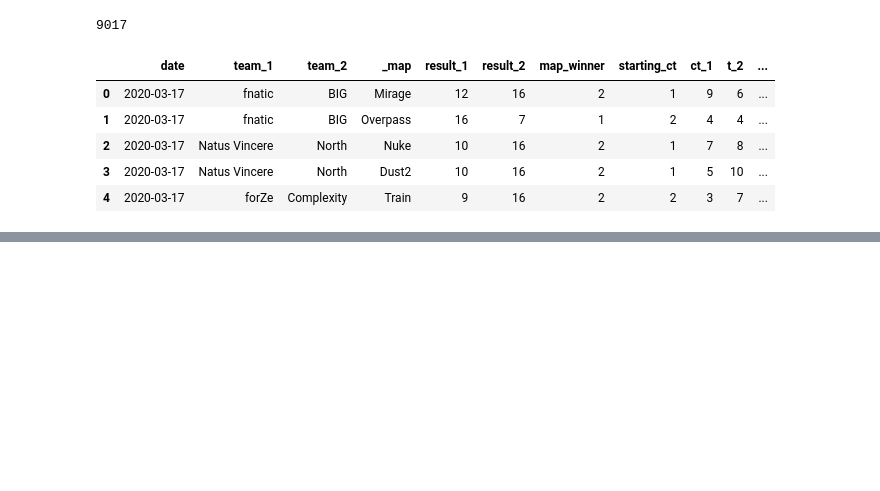
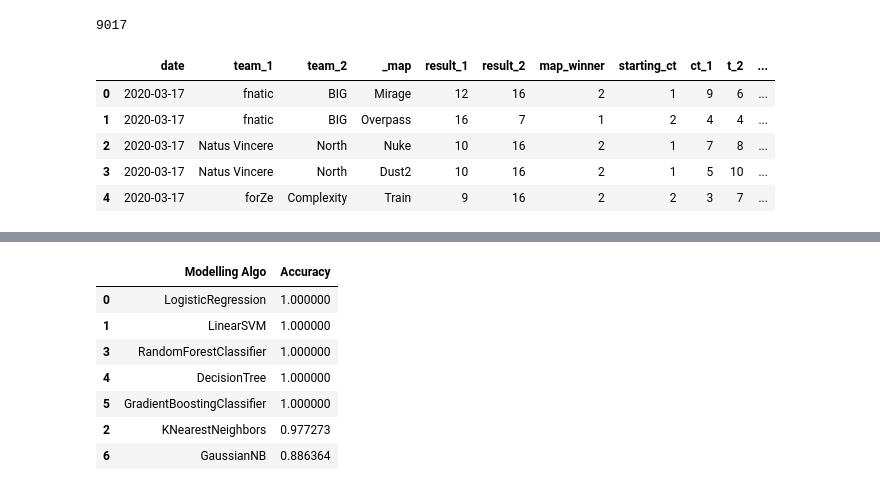
Before and after one commit to Yaswanth3277/csgodataclassifier, a Jupyter notebook: csgoclassifier.ipynb, the cells around one changed output, grey strips where cells are left out. Saved outputs shown, nothing was run; the diff lists cells and outputs as text; code cells hidden in the pictures; blank space fills up the shorter version.

```diff
--- a/csgoclassifier.ipynb
+++ b/csgoclassifier.ipynb
@@ -114,0 +181,21 @@ economy_df.head()
+# %%
+Features = ["result_1", "result_2", "map_winner", "starting_ct", "ct_1", "t_2", "t_1", "ct_2", "map_wins_1", "map_wins_2"]
+X = results_df[Features]
+y = results_df["match_winner"]
+# %%
+X_train, X_test, y_train, y_test = train_test_split(X,y,test_size=0.2, random_state=100)
+# %%
+models = [LogisticRegression(),LinearSVC(),KNeighborsClassifier(),RandomForestClassifier(),DecisionTreeClassifier(),GradientBoostingClassifier(),GaussianNB()]
+
+model_names=['LogisticRegression','LinearSVM','KNearestNeighbors','RandomForestClassifier','DecisionTree','GradientBoostingClassifier','GaussianNB']
+
+acc = []
+
+for model in range(len(models)):
+    classifiers = models[model]
+    classifiers.fit(X_train,y_train)
+    pred = classifiers.predict(X_test)
+    acc.append(accuracy_score(pred,y_test))
+
+d={'Modelling Algo':model_names,'Accuracy':acc}
+d
@@ -114,0 +218,12 @@ economy_df.head()
+# %%
+acc_frame=pd.DataFrame(d)
+acc_frame.sort_values(by = 'Accuracy', ascending = False)
+# %% [output]
+|  | Modelling Algo | Accuracy |
+| 0 | LogisticRegression | 1.000000 |
+| 1 | LinearSVM | 1.000000 |
+| 3 | RandomForestClassifier | 1.000000 |
+| 4 | DecisionTree | 1.000000 |
+| 5 | GradientBoostingClassifier | 1.000000 |
+| 2 | KNearestNeighbors | 0.977273 |
+| 6 | GaussianNB | 0.886364 |
```
Also changed, not shown: parts of 10 cells of this notebook.
